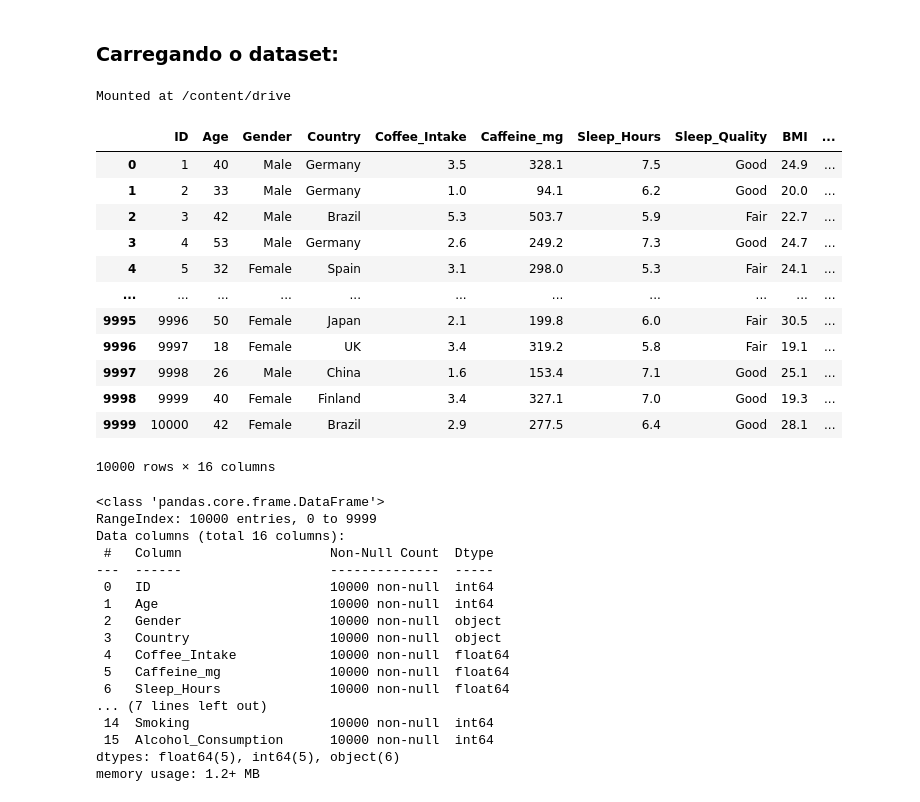
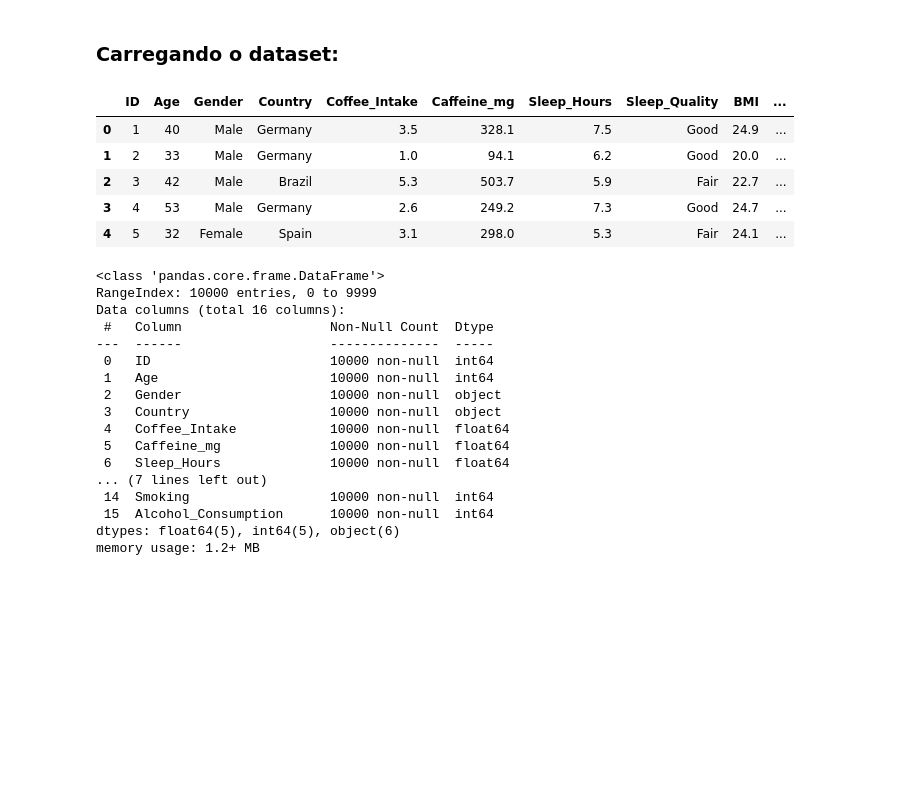
Before and after one commit to Fernanda-85/MVP_Machine-Learning, a Jupyter notebook: mvp_machine_learning.ipynb, the cells around one changed output. Cells and saved outputs as stored; diff of their text form; code cells hidden in the pictures; blank space fills up the shorter version.

```diff
--- a/mvp_machine_learning.ipynb
+++ b/mvp_machine_learning.ipynb
@@ -58,28 +58,23 @@ from imblearn.under_sampling import RandomUnderSampler
 ## 3. Dados: carga, entendimento e qualidade
 # %% [markdown]
 ### Carregando o dataset:
-# %%
-from google.colab import drive
-drive.mount("/content/drive", force_remount=True)
-
-caminho = '/content/drive/MyDrive/Colab Notebooks/synthetic_coffee_health_10000.csv'
-df = pd.read_csv(caminho)
-df
-# %% [output]
-Mounted at /content/drive
-|  | ID | Age | Gender | Country | Coffee_Intake | Caffeine_mg | Sleep_Hours | Sleep_Quality | BMI | ... |
-| 0 | 1 | 40 | Male | Germany | 3.5 | 328.1 | 7.5 | Good | 24.9 | ... |
-| 1 | 2 | 33 | Male | Germany | 1.0 | 94.1 | 6.2 | Good | 20.0 | ... |
-| 2 | 3 | 42 | Male | Brazil | 5.3 | 503.7 | 5.9 | Fair | 22.7 | ... |
-| 3 | 4 | 53 | Male | Germany | 2.6 | 249.2 | 7.3 | Good | 24.7 | ... |
-| 4 | 5 | 32 | Female | Spain | 3.1 | 298.0 | 5.3 | Fair | 24.1 | ... |
-| ... | ... | ... | ... | ... | ... | ... | ... | ... | ... | ... |
-| 9995 | 9996 | 50 | Female | Japan | 2.1 | 199.8 | 6.0 | Fair | 30.5 | ... |
-| 9996 | 9997 | 18 | Female | UK | 3.4 | 319.2 | 5.8 | Fair | 19.1 | ... |
-| 9997 | 9998 | 26 | Male | China | 1.6 | 153.4 | 7.1 | Good | 25.1 | ... |
-| 9998 | 9999 | 40 | Female | Finland | 3.4 | 327.1 | 7.0 | Good | 19.3 | ... |
-| 9999 | 10000 | 42 | Female | Brazil | 2.9 | 277.5 | 6.4 | Good | 28.1 | ... |
-10000 rows × 16 columns
+# %%
+
+# Link bruto do arquivo CSV no GitHub
+url = "https://raw.githubusercontent.com/Fernanda-85/MVP_Machine-Learning/main/synthetic_coffee_health_10000.csv"
+
+# Ler o arquivo
+df = pd.read_csv(url)
+
+# Visualizar as primeiras linhas
+df.head()
+# %% [output]
+|  | ID | Age | Gender | Country | Coffee_Intake | Caffeine_mg | Sleep_Hours | Sleep_Quality | BMI | ... |
+| 0 | 1 | 40 | Male | Germany | 3.5 | 328.1 | 7.5 | Good | 24.9 | ... |
+| 1 | 2 | 33 | Male | Germany | 1.0 | 94.1 | 6.2 | Good | 20.0 | ... |
+| 2 | 3 | 42 | Male | Brazil | 5.3 | 503.7 | 5.9 | Fair | 22.7 | ... |
+| 3 | 4 | 53 | Male | Germany | 2.6 | 249.2 | 7.3 | Good | 24.7 | ... |
+| 4 | 5 | 32 | Female | Spain | 3.1 | 298.0 | 5.3 | Fair | 24.1 | ... |
 # %%
 df.info()
 # %% [output]
```
Also changed, not shown: parts of 10 cells of this notebook.
